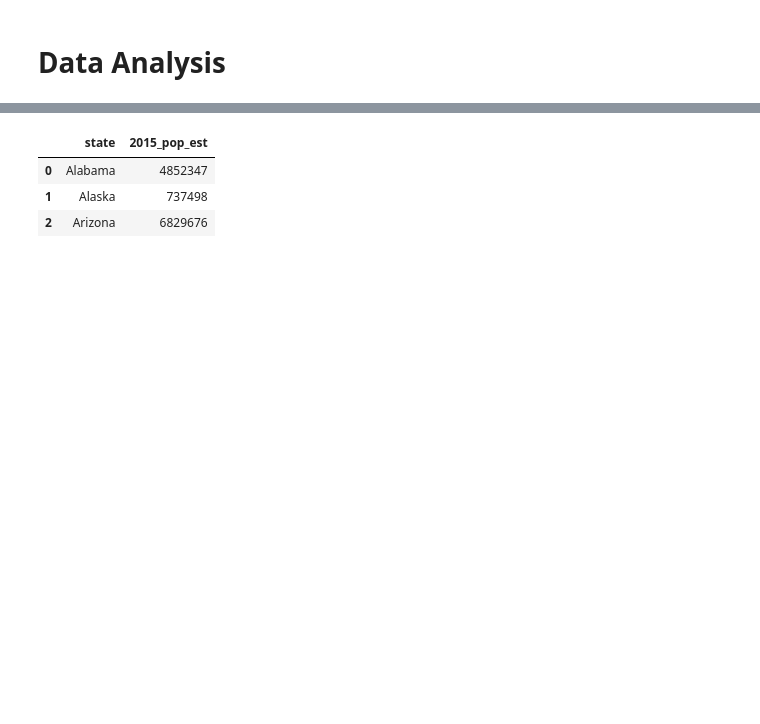
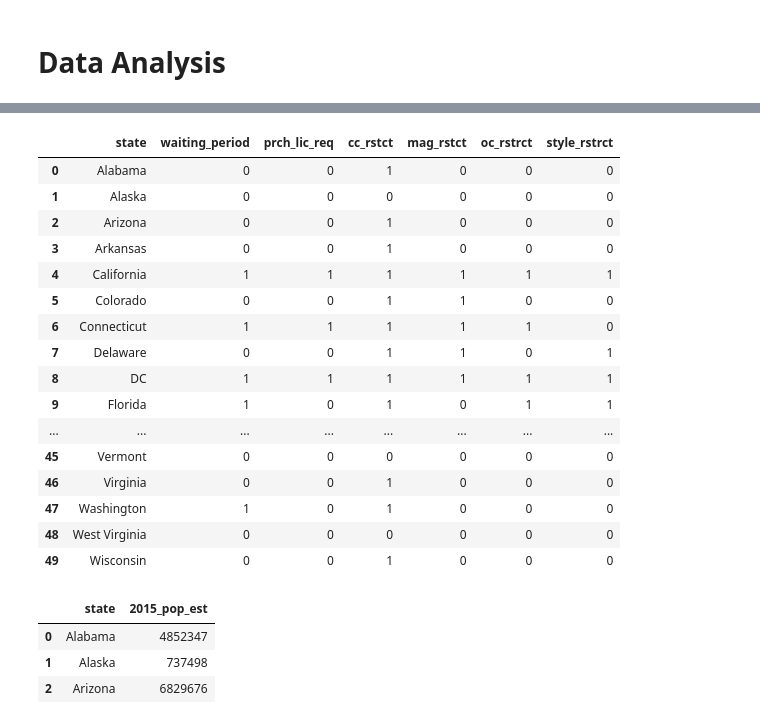
Before and after one commit to ADigitalFrontier/INFO2950, a Jupyter notebook: phase4.ipynb, the cells around one changed output, grey strips where cells are left out. Cells and saved outputs as stored; diff of their text form; code cells hidden in the pictures; blank space fills up the shorter version.

```diff
--- a/phase4.ipynb
+++ b/phase4.ipynb
@@ -195,17 +195,36 @@ The shootings dataset ranges from 2013-01-01 to 2018-03-31
 # %%
 # state_gun_control.csv is data we have collected ourselves from a legal reference website
 # https://www.findlaw.com/state/criminal-laws/gun-control.html
 
 # ***Important note***: since the shootings data covers 2013-2018, the gun control data needs to account for this time frame,
 # since gun control measures can change. Our solution to this is as follows:
 
 # Any measure implemented BEFORE the halfway point of the date range will be considered a 1, and anything AFTER will be
 # considered a 0. For example, Hawaii, which currently has a magazine restriction, but did not during the relevant date
 # range, will contain a 0 in the mag_restriction column. Colorado, which implemented a magazine restriction in July, 2013,
 # although occuring after the start date, will be considered a 1, since July 2013 is in the first half of the date ranges.
 
 # Load the data
 gun_control_df = pd.read_csv("state_gun_control.csv")
+gun_control_df.head(50)
+# %% [output]
+|  | state | waiting_period | prch_lic_req | cc_rstct | mag_rstct | oc_rstrct | style_rstrct |
+| 0 | Alabama | 0 | 0 | 1 | 0 | 0 | 0 |
+| 1 | Alaska | 0 | 0 | 0 | 0 | 0 | 0 |
+| 2 | Arizona | 0 | 0 | 1 | 0 | 0 | 0 |
+| 3 | Arkansas | 0 | 0 | 1 | 0 | 0 | 0 |
+| 4 | California | 1 | 1 | 1 | 1 | 1 | 1 |
+| 5 | Colorado | 0 | 0 | 1 | 1 | 0 | 0 |
+| 6 | Connecticut | 1 | 1 | 1 | 1 | 1 | 0 |
+| 7 | Delaware | 0 | 0 | 1 | 1 | 0 | 1 |
+| 8 | DC | 1 | 1 | 1 | 1 | 1 | 1 |
+| 9 | Florida | 1 | 0 | 1 | 0 | 1 | 1 |
+| ... | ... | ... | ... | ... | ... | ... | ... |
+| 45 | Vermont | 0 | 0 | 0 | 0 | 0 | 0 |
+| 46 | Virginia | 0 | 0 | 1 | 0 | 0 | 0 |
+| 47 | Washington | 1 | 0 | 1 | 0 | 0 | 0 |
+| 48 | West Virginia | 0 | 0 | 0 | 0 | 0 | 0 |
+| 49 | Wisconsin | 0 | 0 | 1 | 0 | 0 | 0 |
 # %%
 # Load census data and show first few rows
 census_data = pd.read_csv("state_pop_est_2015.csv")
```
